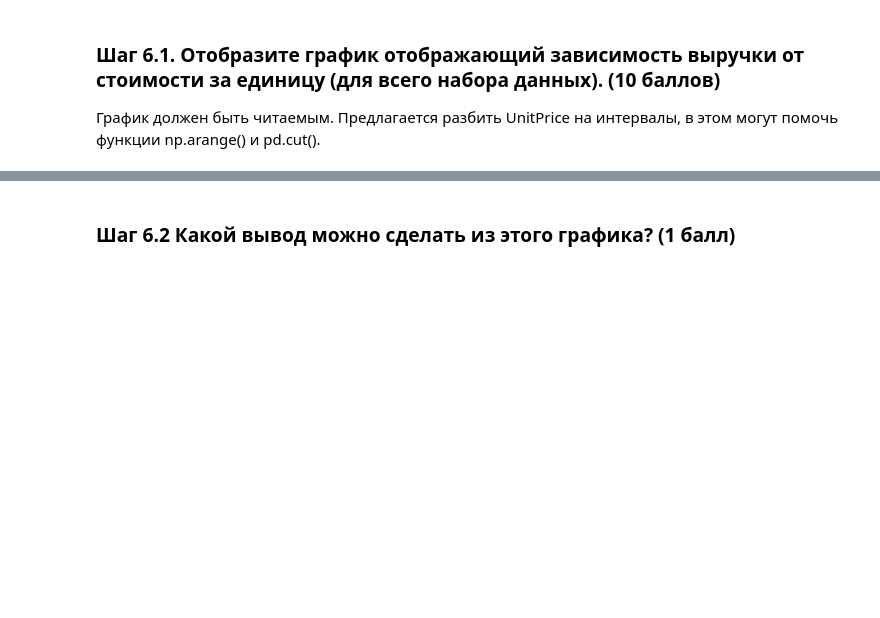
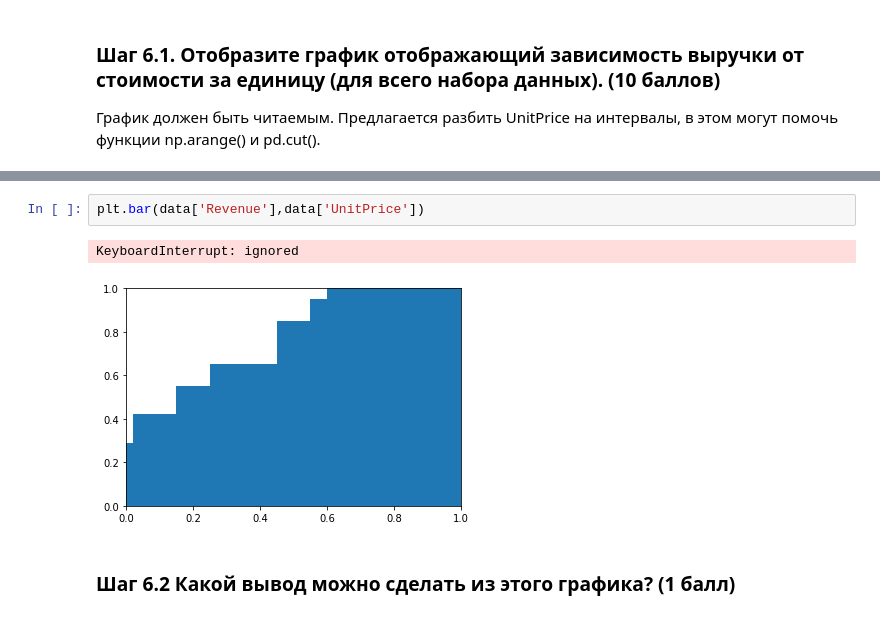
Before and after one commit to theysee/sberbank_reboot, a Jupyter notebook: Промежуточное_тестирование_Творческое_задание_Сергей_Артеев.ipynb, the cells around one changed output, grey strips where cells are left out. Drawn from its saved outputs; the diff is of its cells as text; blank space fills up the shorter version.

```diff
--- a/Промежуточное_тестирование_Творческое_задание_Сергей_Артеев.ipynb
+++ b/Промежуточное_тестирование_Творческое_задание_Сергей_Артеев.ipynb
@@ -174,3 +163,8 @@ See the caveats in the documentation: http://pandas.pydata.org/pandas-docs/stabl
+# %%
+plt.bar(data['Revenue'],data['UnitPrice'])
+# %% [output]
+KeyboardInterrupt: ignored
+[figure, added]
 # %% [markdown]
 ### Шаг 6.2 Какой вывод можно сделать из этого графика? (1 балл)
 # %% [markdown]
```
Also changed, not shown: parts of 3 cells of this notebook.
